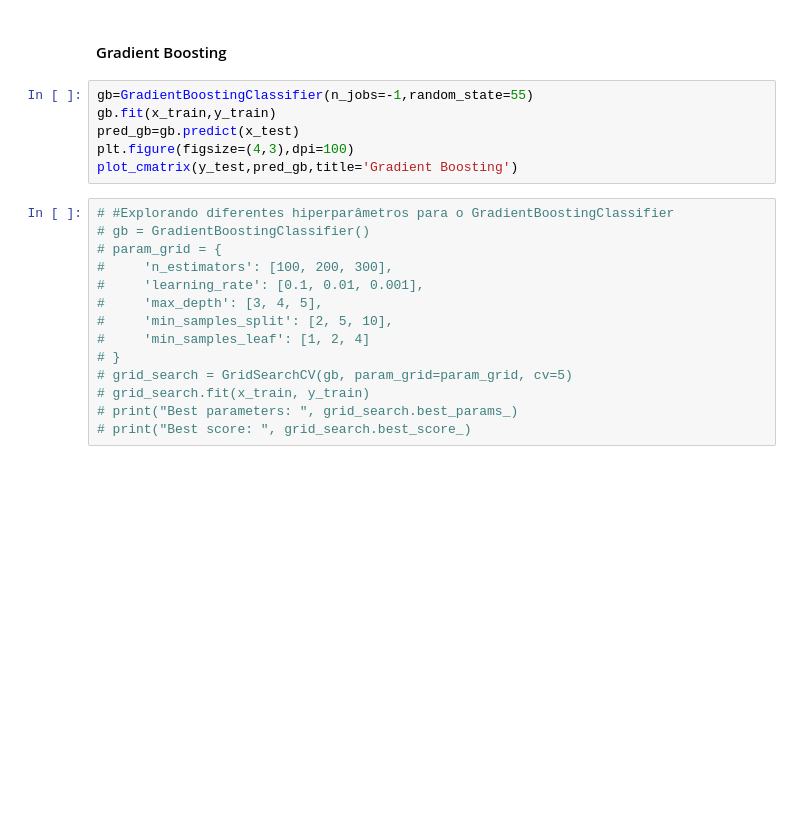
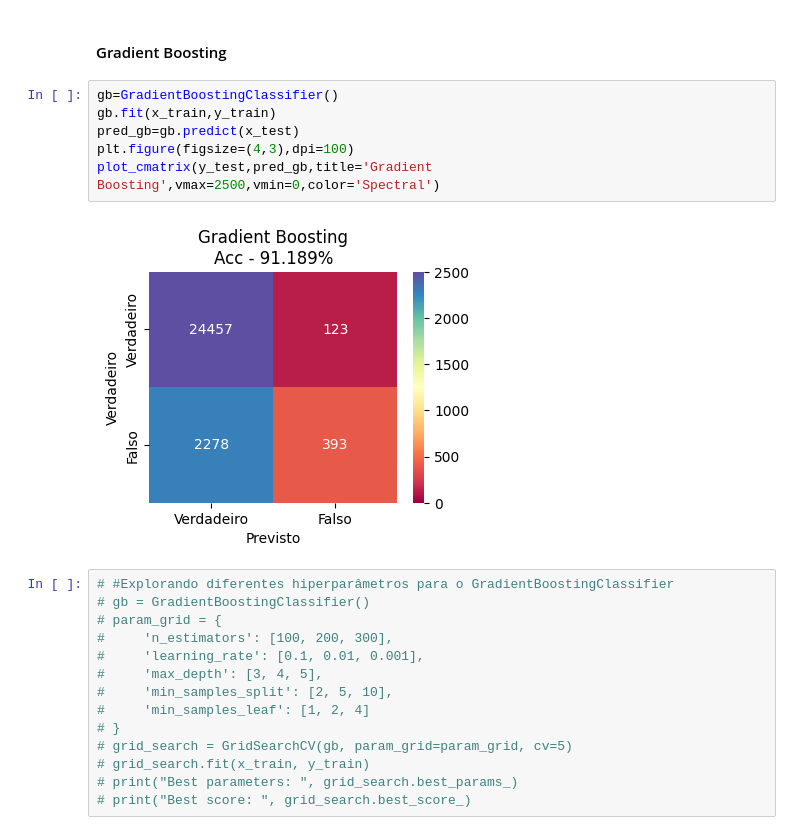
Before and after one commit to barauna-lo/Code_Library, a Jupyter notebook: TCC_PUCMinas.ipynb, the cells around one changed output. Drawn from its saved outputs; the diff is of its cells as text; blank space fills up the shorter version.

```diff
--- a/TCC_PUCMinas.ipynb
+++ b/TCC_PUCMinas.ipynb
@@ -411,11 +424,13 @@ plot_cmatrix(y_test,pred_naiveb,title='Naive Bayes')
 # %% [markdown]
 #### Gradient Boosting
 # %%
-gb=GradientBoostingClassifier(n_jobs=-1,random_state=55)
+gb=GradientBoostingClassifier()
 gb.fit(x_train,y_train)
 pred_gb=gb.predict(x_test)
 plt.figure(figsize=(4,3),dpi=100)
-plot_cmatrix(y_test,pred_gb,title='Gradient Boosting')
+plot_cmatrix(y_test,pred_gb,title='Gradient Boosting',vmax=2500,vmin=0,color='Spectral')
+# %% [output]
+[figure, added]
 # %%
 # #Explorando diferentes hiperparâmetros para o GradientBoostingClassifier
 # gb = GradientBoostingClassifier()
```
Also changed, not shown: parts of 37 cells of this notebook.
